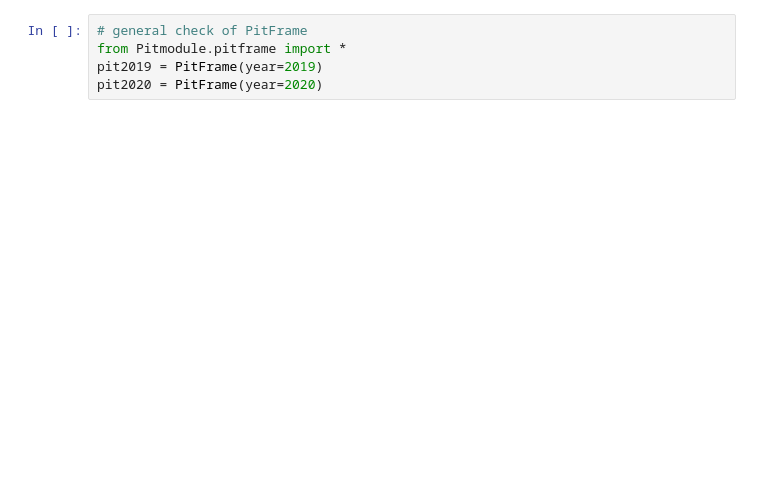
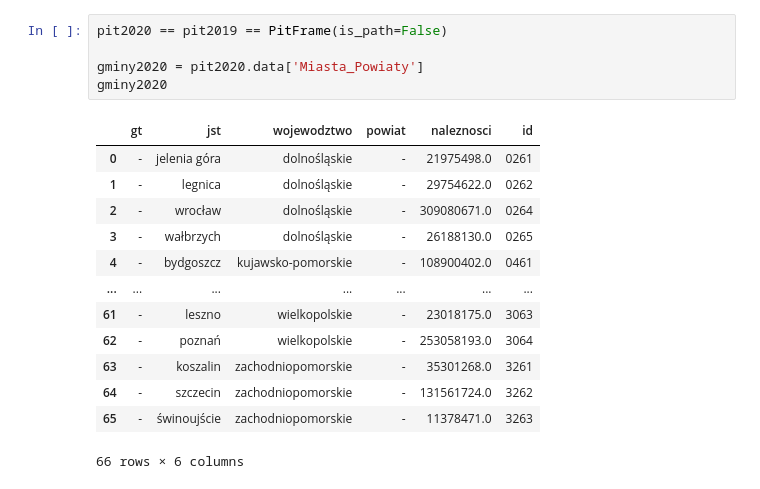
Before and after one commit to RabDou44/NYPD-finalAssignment, a Jupyter notebook: TASK1.ipynb, the cells around one changed output. Cells and saved outputs as stored; diff of their text form; blank space fills up the shorter version.

```diff
--- a/TASK1.ipynb
+++ b/TASK1.ipynb
@@ -18,8 +25,22 @@ Note: you may need to restart the kernel to use updated packages.      Successfu
   Running setup.py develop for Pitmodule
 Successfully installed Pitmodule-1.0
-# %%
-# general check of PitFrame
-from Pitmodule.pitframe import *
-pit2019 = PitFrame(year=2019)
-pit2020 = PitFrame(year=2020)
+# %%
+pit2020 == pit2019 == PitFrame(is_path=False)
+
+gminy2020 = pit2020.data['Miasta_Powiaty']
+gminy2020
+# %% [output]
+|  | gt | jst | wojewodztwo | powiat | naleznosci | id |
+| 0 | - | jelenia góra | dolnośląskie | - | 21975498.0 | 0261 |
+| 1 | - | legnica | dolnośląskie | - | 29754622.0 | 0262 |
+| 2 | - | wrocław | dolnośląskie | - | 309080671.0 | 0264 |
+| 3 | - | wałbrzych | dolnośląskie | - | 26188130.0 | 0265 |
+| 4 | - | bydgoszcz | kujawsko-pomorskie | - | 108900402.0 | 0461 |
+| ... | ... | ... | ... | ... | ... | ... |
+| 61 | - | leszno | wielkopolskie | - | 23018175.0 | 3063 |
+| 62 | - | poznań | wielkopolskie | - | 253058193.0 | 3064 |
+| 63 | - | koszalin | zachodniopomorskie | - | 35301268.0 | 3261 |
+| 64 | - | szczecin | zachodniopomorskie | - | 131561724.0 | 3262 |
+| 65 | - | świnoujście | zachodniopomorskie | - | 11378471.0 | 3263 |
+66 rows × 6 columns
 # %%
```
Also changed, not shown: parts of 2 cells of this notebook, 3 other files.
